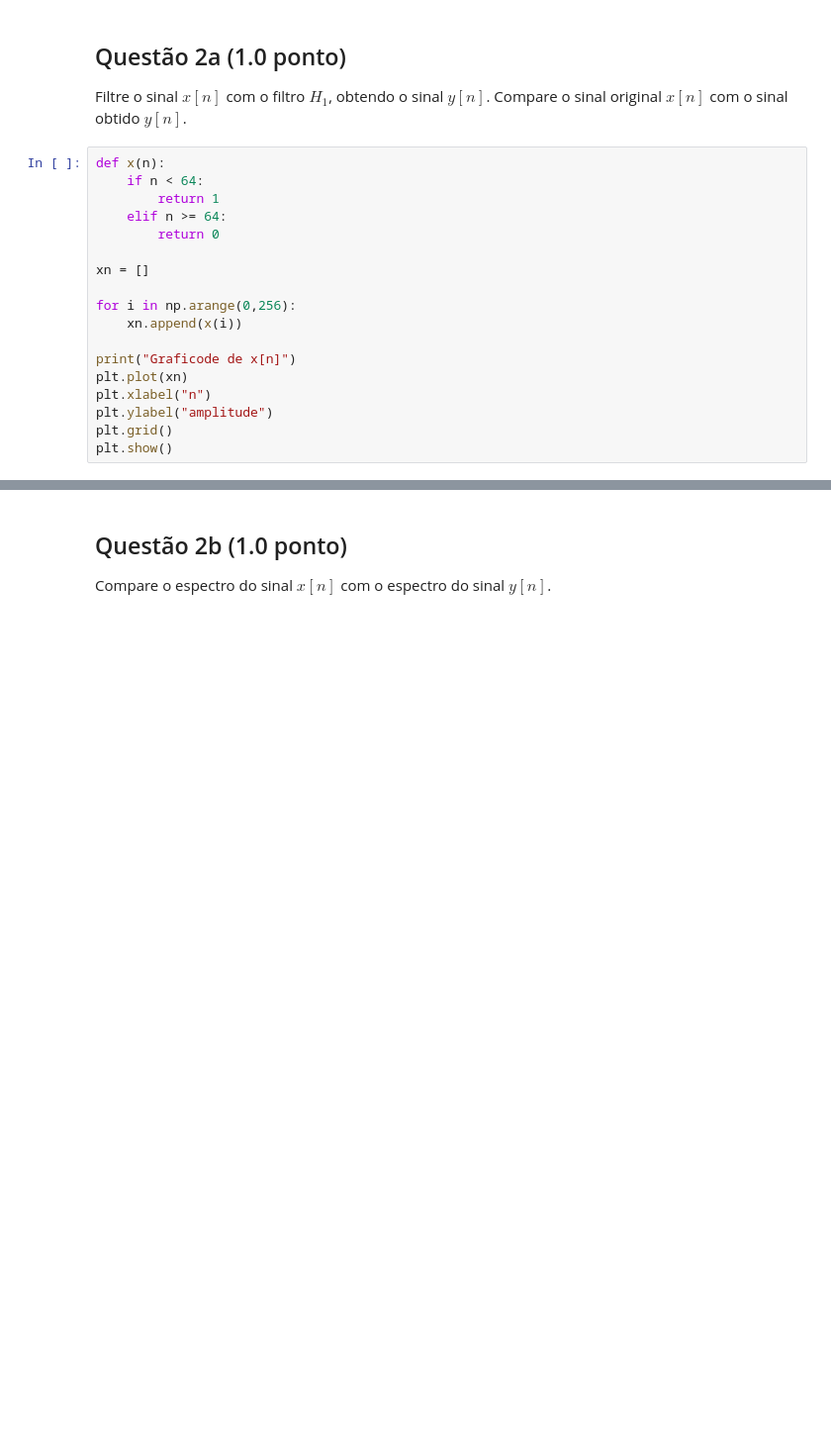
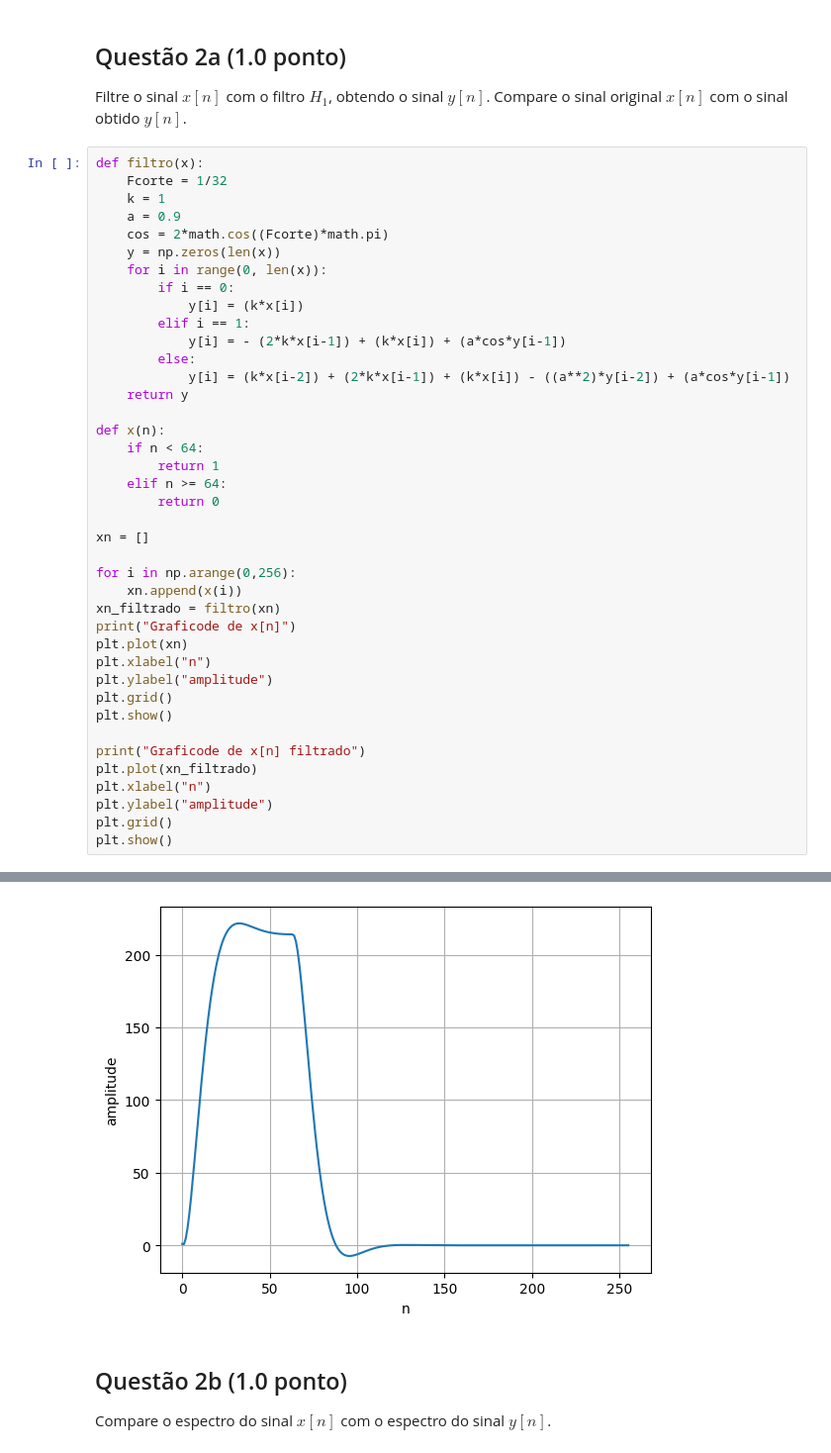
Before and after one commit to CristianoCTS/SSTD, a Jupyter notebook: Projeto-3/211028050-projeto3.ipynb, the cells around one changed output, grey strips where cells are left out. Shown at 99% size. Cells and saved outputs as stored; diff of their text form; blank space fills up the shorter version.

```diff
--- a/Projeto-3/211028050-projeto3.ipynb
+++ b/Projeto-3/211028050-projeto3.ipynb
@@ -208,6 +209,21 @@ Considere agora um filtro passa-baixas ideal $H_1$ com frequência de corte norm
 
 Filtre o sinal $x\left[n\right]$ com o filtro $H_1$, obtendo o sinal $y\left[n\right]$. Compare o sinal original $x\left[n\right]$ com o sinal obtido $y\left[n\right]$.
 # %%
+def filtro(x):
+    Fcorte = 1/32
+    k = 1
+    a = 0.9
+    cos = 2*math.cos((Fcorte)*math.pi)
+    y = np.zeros(len(x))
+    for i in range(0, len(x)):
+        if i == 0:
+            y[i] = (k*x[i])
+        elif i == 1:
+            y[i] = - (2*k*x[i-1]) + (k*x[i]) + (a*cos*y[i-1])
+        else:
+            y[i] = (k*x[i-2]) + (2*k*x[i-1]) + (k*x[i]) - ((a**2)*y[i-2]) + (a*cos*y[i-1])
+    return y
+
 def x(n):
     if n < 64:
         return 1
@@ -218,13 +234,20 @@ xn = []
 
 for i in np.arange(0,256):
     xn.append(x(i))
-
+xn_filtrado = filtro(xn)
 print("Graficode de x[n]")
 plt.plot(xn)
 plt.xlabel("n")
 plt.ylabel("amplitude")
 plt.grid()
 plt.show()
+
+print("Graficode de x[n] filtrado")
+plt.plot(xn_filtrado)
+plt.xlabel("n")
+plt.ylabel("amplitude")
+plt.grid()
+plt.show()
 # %% [output]
 Graficode de x[n]
 [figure]
@@ -231,3 +255,4 @@ Graficode de x[n]
+[figure, added]
 # %% [markdown]
 ## Questão 2b (1.0 ponto)
 
```
Also changed, not shown: parts of 7 cells of this notebook.
